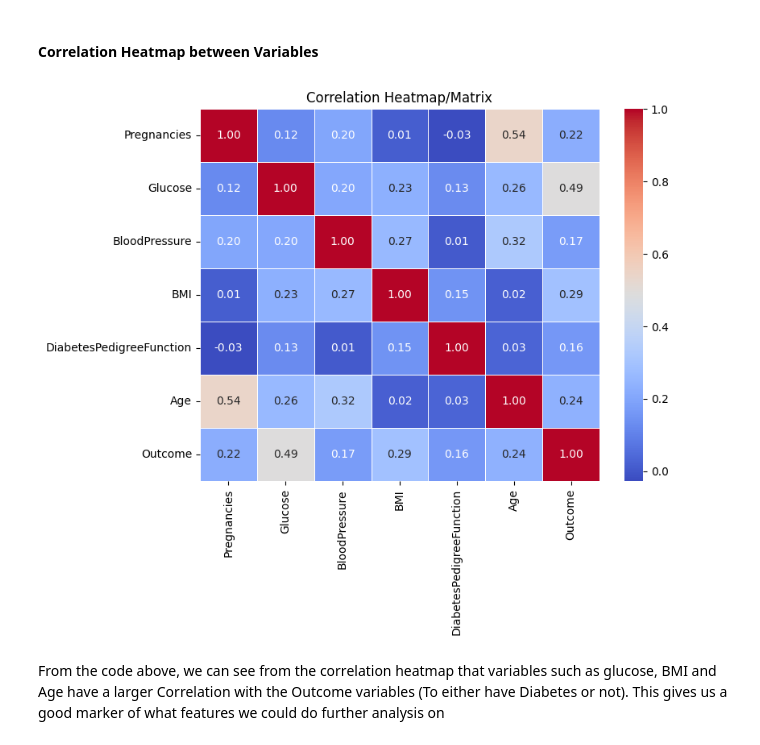
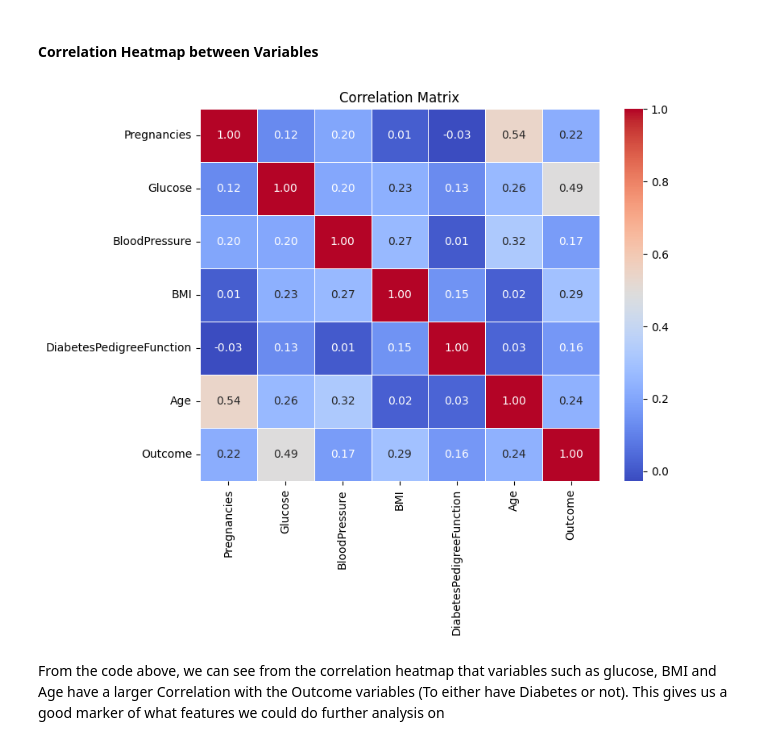
Before and after one commit to MattMW04/Data-Science-Assessment, a Jupyter notebook: Asessment-Data-Usage.ipynb, the cells around one changed output. Saved outputs shown, nothing was run; the diff lists cells and outputs as text; code cells hidden in the pictures.

```diff
--- a/Asessment-Data-Usage.ipynb
+++ b/Asessment-Data-Usage.ipynb
@@ -103,15 +103,15 @@ Name: proportion, dtype: float64
 #### Correlation Heatmap between Variables
 # %%
 
-# Correlation heatmap - example of multivariate analysis
+# Correlation matrix - example of multivariate analysis
 plt.figure(figsize=(8, 6))
 correlation_matrix = dataset.corr()
 # fmt='.2f' to display values in 2 decimal places to give us more insight into the data
 sns.heatmap(correlation_matrix, annot=True, cmap='coolwarm', fmt='.2f', linewidths=0.5)
-plt.title('Correlation Heatmap/Matrix')
+plt.title('Correlation Matrix')
 plt.show()
 # %% [output]
-[figure, old version]
+[figure, new version]
 # %% [markdown]
 From the code above, we can see from the correlation heatmap that variables such as glucose, BMI and Age have a larger Correlation with the Outcome variables (To either have Diabetes or not). This gives us a good marker of what features we could do further analysis on
 # %% [markdown]
```
Also changed, not shown: parts of 5 cells of this notebook, 32 other files.
